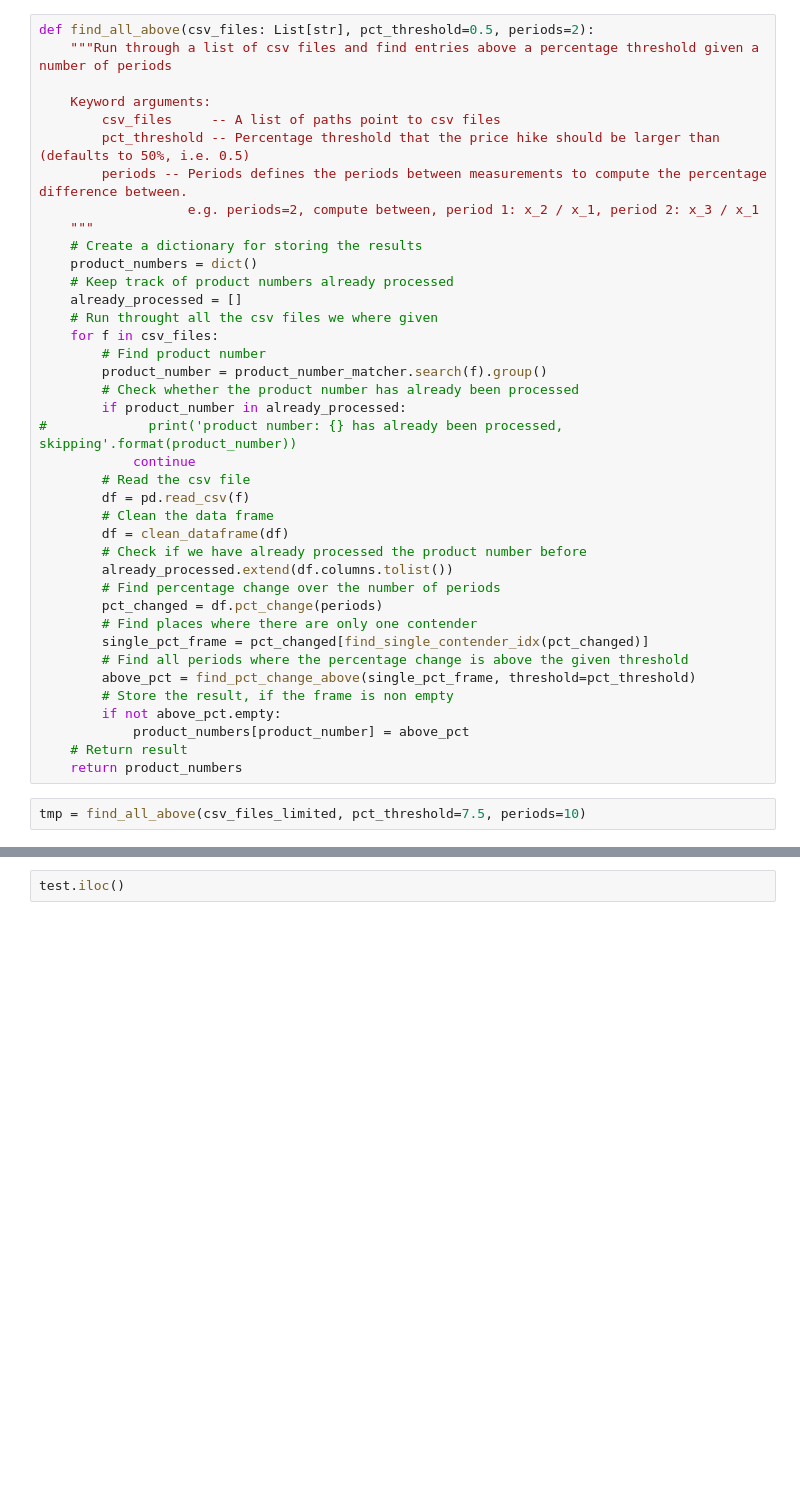
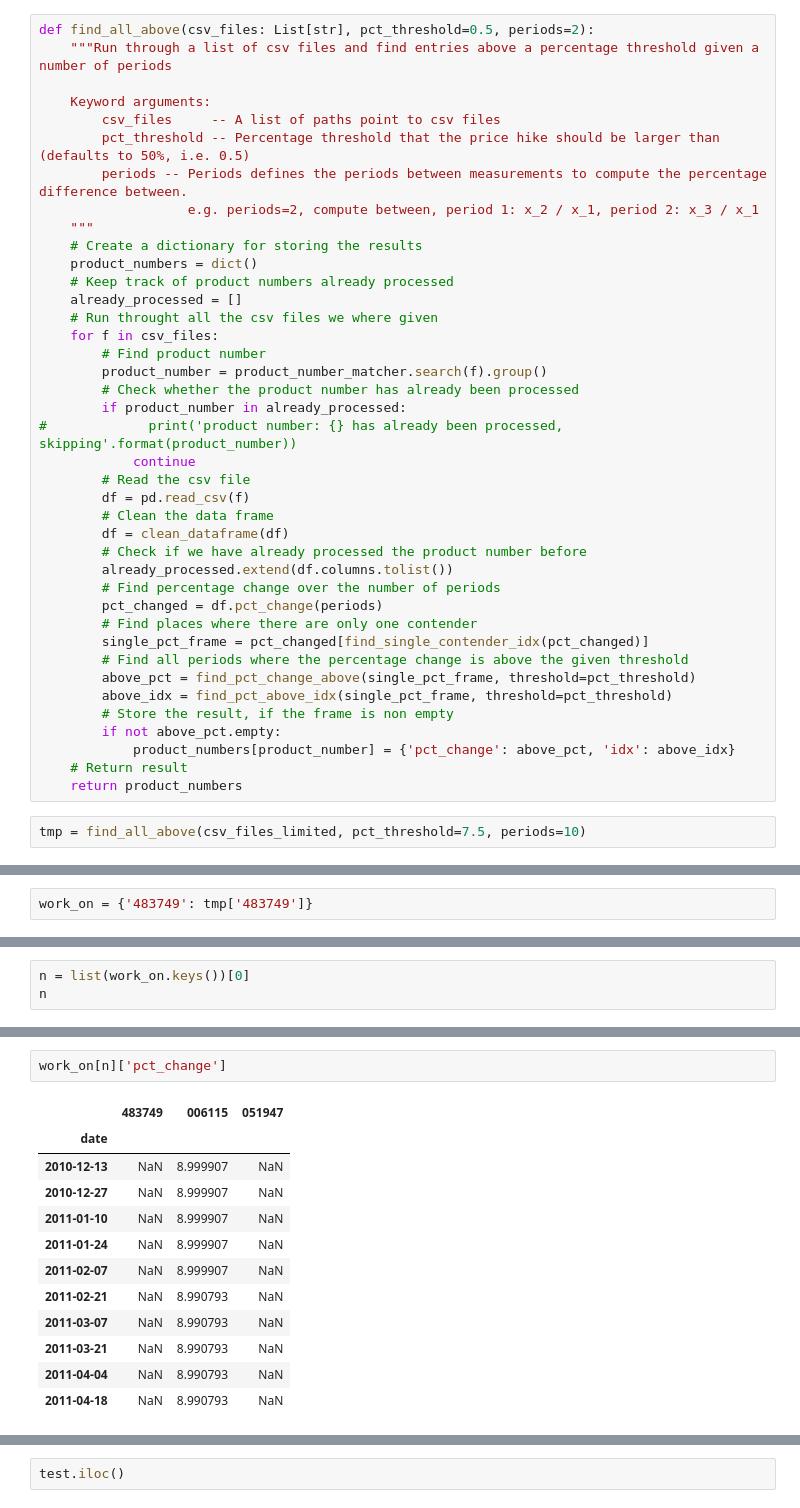
Before and after one commit to blackplague/sds2019, a Jupyter notebook: exam/sds2019_exam_analyzer.ipynb, the cells around one changed output, grey strips where cells are left out. Cells and saved outputs as stored; diff of their text form; blank space fills up the shorter version.

```diff
--- a/exam/sds2019_exam_analyzer.ipynb
+++ b/exam/sds2019_exam_analyzer.ipynb
@@ -153,9 +155,10 @@ def find_all_above(csv_files: List[str], pct_threshold=0.5, periods=2):
         single_pct_frame = pct_changed[find_single_contender_idx(pct_changed)]
         # Find all periods where the percentage change is above the given threshold
         above_pct = find_pct_change_above(single_pct_frame, threshold=pct_threshold)
+        above_idx = find_pct_above_idx(single_pct_frame, threshold=pct_threshold)
         # Store the result, if the frame is non empty
         if not above_pct.empty:
-            product_numbers[product_number] = above_pct
+            product_numbers[product_number] = {'pct_change': above_pct, 'idx': above_idx}
     # Return result
     return product_numbers
 # %%
@@ -191,0 +193,2 @@ test = tmp['512521']
+# %%
+work_on = {'483749': tmp['483749']}
@@ -191,0 +275,3 @@ test = tmp['512521']
+# %%
+n = list(work_on.keys())[0]
+n
@@ -191,0 +280,15 @@ test = tmp['512521']
+# %%
+work_on[n]['pct_change']
+# %% [output]
+|  | 483749 | 006115 | 051947 |
+| date |  |  |  |
+| 2010-12-13 | NaN | 8.999907 | NaN |
+| 2010-12-27 | NaN | 8.999907 | NaN |
+| 2011-01-10 | NaN | 8.999907 | NaN |
+| 2011-01-24 | NaN | 8.999907 | NaN |
+| 2011-02-07 | NaN | 8.999907 | NaN |
+| 2011-02-21 | NaN | 8.990793 | NaN |
+| 2011-03-07 | NaN | 8.990793 | NaN |
+| 2011-03-21 | NaN | 8.990793 | NaN |
+| 2011-04-04 | NaN | 8.990793 | NaN |
+| 2011-04-18 | NaN | 8.990793 | NaN |
```
Also changed, not shown: parts of 39 cells of this notebook.
